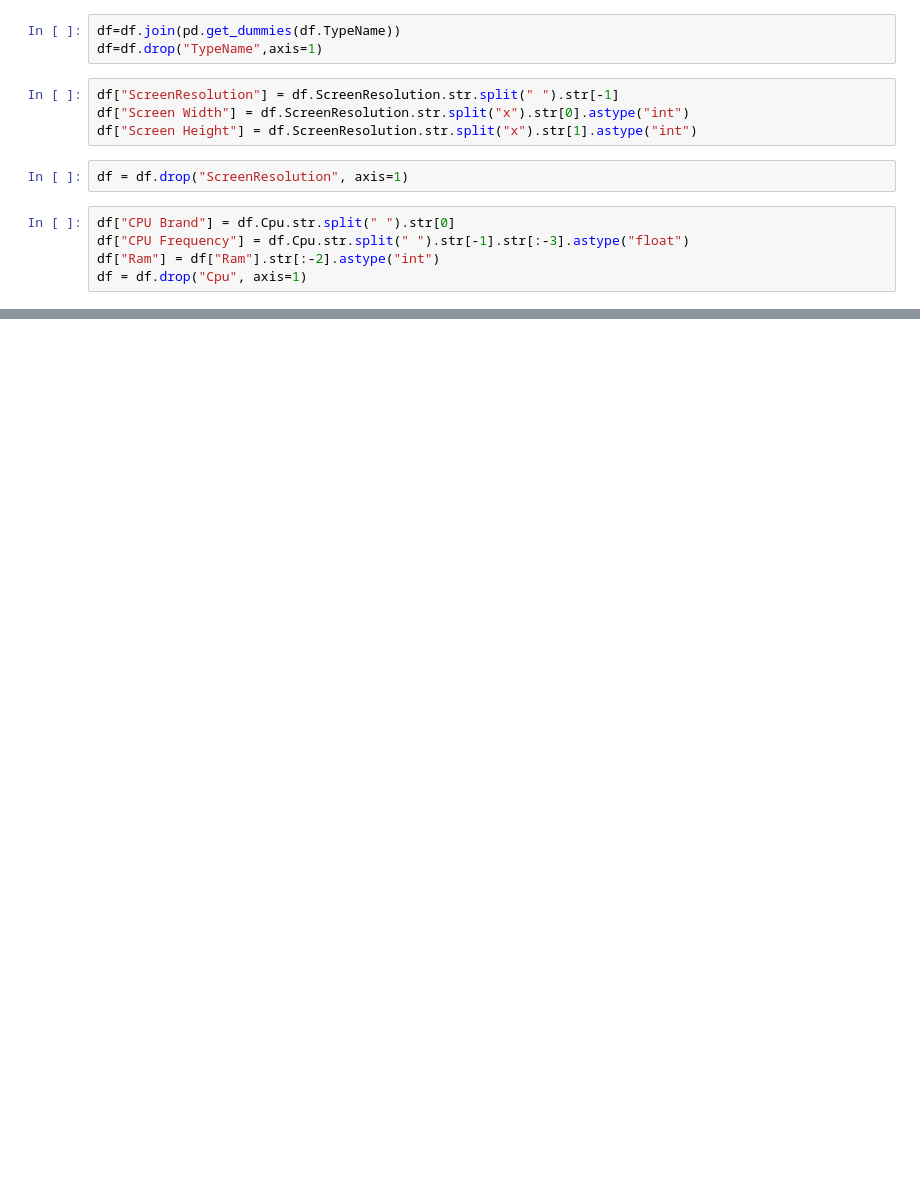
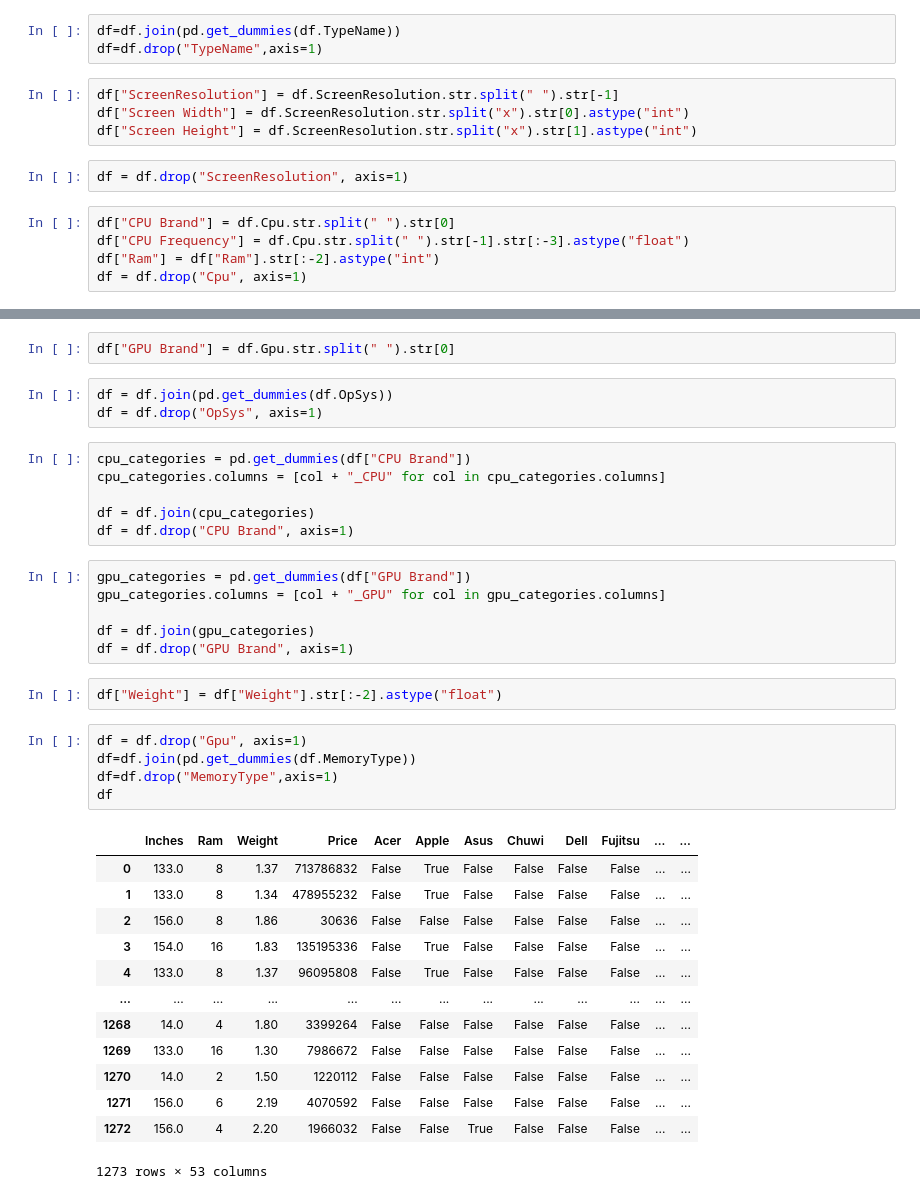
Before and after one commit to teodorescu-a-vlad/TeodorescuVladExamenIA, a Jupyter notebook: TeodorescuVladIA.ipynb, the cells around one changed output, grey strips where cells are left out. Saved outputs shown, nothing was run; the diff lists cells and outputs as text; blank space fills up the shorter version.

```diff
--- a/TeodorescuVladIA.ipynb
+++ b/TeodorescuVladIA.ipynb
@@ -64,0 +52,38 @@ df
+# %%
+df["GPU Brand"] = df.Gpu.str.split(" ").str[0]
+# %%
+df = df.join(pd.get_dummies(df.OpSys))
+df = df.drop("OpSys", axis=1)
+# %%
+cpu_categories = pd.get_dummies(df["CPU Brand"])
+cpu_categories.columns = [col + "_CPU" for col in cpu_categories.columns]
+
+df = df.join(cpu_categories)
+df = df.drop("CPU Brand", axis=1)
+# %%
+gpu_categories = pd.get_dummies(df["GPU Brand"])
+gpu_categories.columns = [col + "_GPU" for col in gpu_categories.columns]
+
+df = df.join(gpu_categories)
+df = df.drop("GPU Brand", axis=1)
+# %%
+df["Weight"] = df["Weight"].str[:-2].astype("float")
+# %%
+df = df.drop("Gpu", axis=1)
+df=df.join(pd.get_dummies(df.MemoryType))
+df=df.drop("MemoryType",axis=1)
+df
+# %% [output]
+|  | Inches | Ram | Weight | Price | Acer | Apple | Asus | Chuwi | Dell | Fujitsu | ... | ... |
+| 0 | 133.0 | 8 | 1.37 | 713786832 | False | True | False | False | False | False | ... | ... |
+| 1 | 133.0 | 8 | 1.34 | 478955232 | False | True | False | False | False | False | ... | ... |
+| 2 | 156.0 | 8 | 1.86 | 30636 | False | False | False | False | False | False | ... | ... |
+| 3 | 154.0 | 16 | 1.83 | 135195336 | False | True | False | False | False | False | ... | ... |
+| 4 | 133.0 | 8 | 1.37 | 96095808 | False | True | False | False | False | False | ... | ... |
+| ... | ... | ... | ... | ... | ... | ... | ... | ... | ... | ... | ... | ... |
+| 1268 | 14.0 | 4 | 1.80 | 3399264 | False | False | False | False | False | False | ... | ... |
+| 1269 | 133.0 | 16 | 1.30 | 7986672 | False | False | False | False | False | False | ... | ... |
+| 1270 | 14.0 | 2 | 1.50 | 1220112 | False | False | False | False | False | False | ... | ... |
+| 1271 | 156.0 | 6 | 2.19 | 4070592 | False | False | False | False | False | False | ... | ... |
+| 1272 | 156.0 | 4 | 2.20 | 1966032 | False | False | True | False | False | False | ... | ... |
+1273 rows × 53 columns
```
Also changed, not shown: parts of 17 cells of this notebook.
